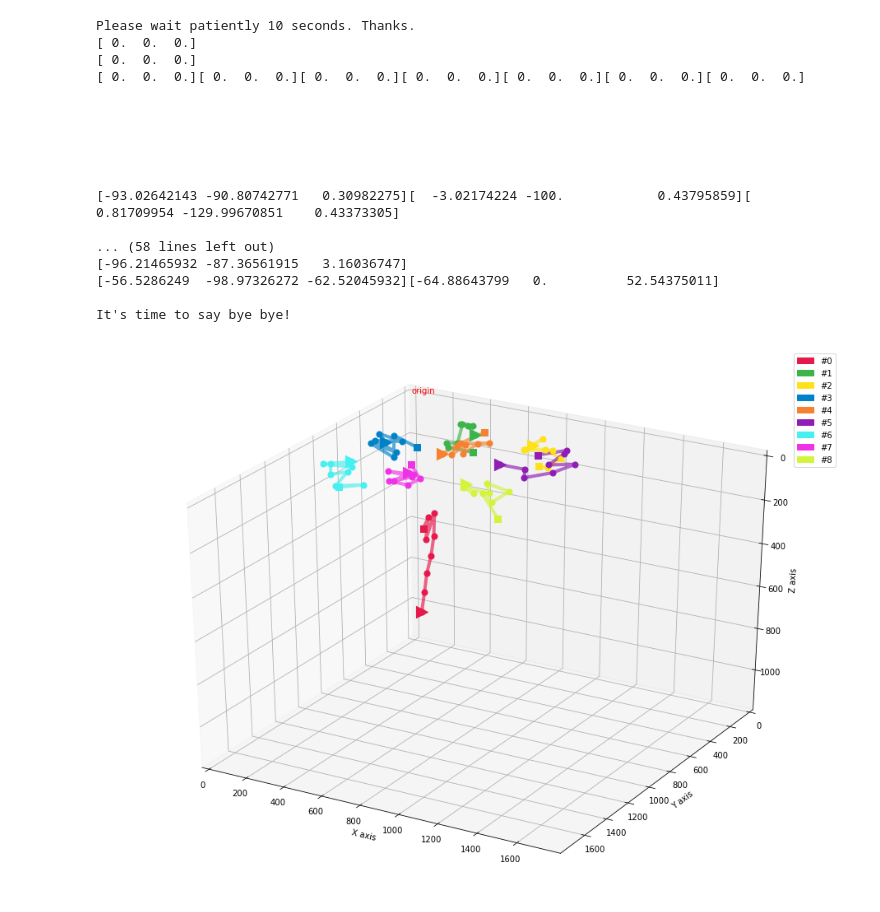
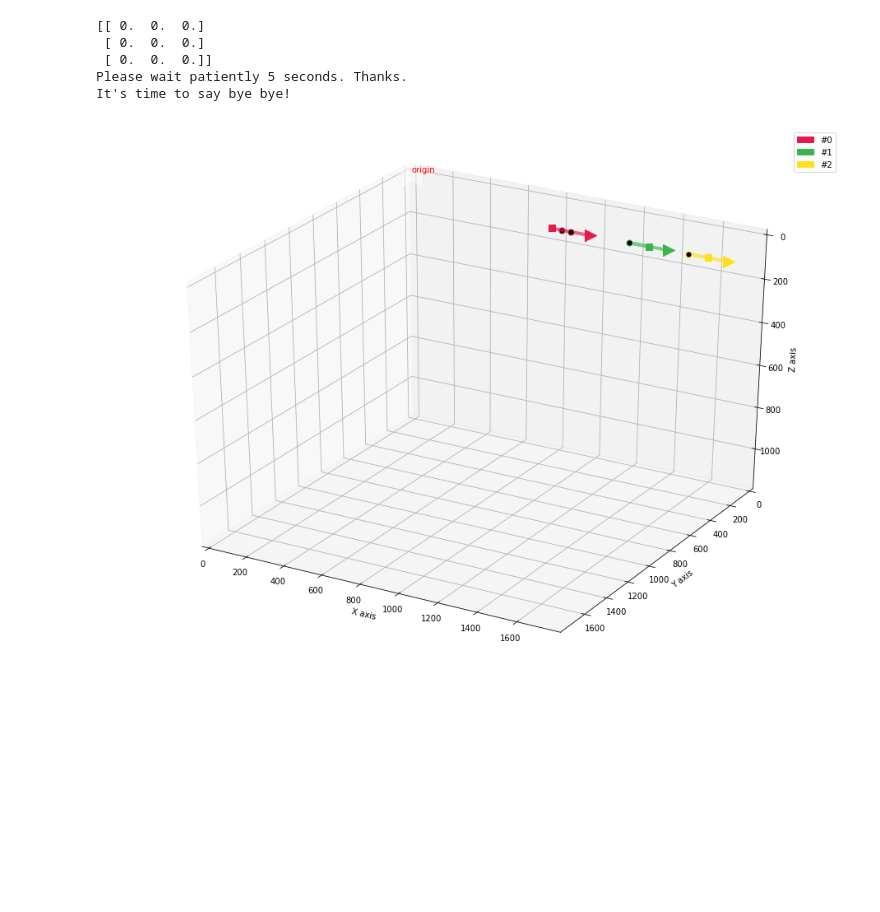
Before and after one commit to fberlinger/FISH, a Jupyter notebook: BlueSim/occlusions.ipynb, the cells around one changed output. Saved outputs shown, nothing was run; the diff lists cells and outputs as text; code cells hidden in the pictures; blank space fills up the shorter version.

```diff
--- a/BlueSim/occlusions.ipynb
+++ b/BlueSim/occlusions.ipynb
@@ -23,13 +20,15 @@ The autoreload extension is already loaded. To reload it, use:
 # %%
-#from events import Move
+#uncomment: 69 in environment; 449 in fish
 
-run_time = 10 # in seconds
-num_fish = 9
+from events import Move
+
+run_time = 5 # in seconds
+num_fish = 3
 arena_size = np.array([1780, 1780, 1170])
 arena_center = arena_size / 2.0
 initial_spread = 500
 #fish_pos = initial_spread * np.random.rand(num_fish, 3) + arena_center - initial_spread / 2.0
-fish_pos = np.array([[100, 100, 100], [400, 100, 100], [700, 100, 100], [100, 400, 100], [400, 400, 100], [700, 400, 100], [100, 700, 100], [400, 700, 100], [700, 700, 100]])
+fish_pos = np.array([[1000, 100, 100], [1400, 100, 100], [1700, 100, 100]])#, [100, 400, 100], [400, 400, 100], [700, 400, 100], [100, 700, 100], [400, 700, 100], [700, 700, 100]])
 clock_freqs = 1
 verbose = False
 
@@ -37,53 +36,41 @@ distortion = generate_distortion(type='none', magnitude=1, n=math.ceil(arena_siz
 environment = Environment(
     arena_size=arena_size,
     node_pos=fish_pos,
     distortion=distortion,
     prob_type='binary',
     conn_thres=2500,
     conn_drop=1,
     noise_magnitude=0,
     verbose=verbose
 )
 interaction = Interaction(environment, verbose=verbose)
 channel = Channel(environment)
 
 fish = generate_fish(
     n=num_fish,
     channel=channel,
     interaction=interaction,
     target_dist=390,
     lim_neighbors=[2,3],
     neighbor_weights=1.0,
-    fish_max_speeds=130,
+    fish_max_speeds=100,
     clock_freqs=clock_freqs,
     verbose=verbose
 )
 channel.set_nodes(fish)
 observer = Observer(fish=fish, environment=environment, channel=channel)
 
-#migrate = Move(0, 0, 0)
-#observer.instruct(event=migrate, rel_clock=0, fish_all=True)
+migrate = Move(-50, 0, 0)
+observer.instruct(event=migrate, rel_clock=0, fish_all=True)
 
 run_simulation(fish=fish, observer=observer, run_time=run_time, dark=False, white_axis=False, no_legend=False)
 # %% [output]
-Please wait patiently 10 seconds. Thanks.
-[ 0.  0.  0.]
-[ 0.  0.  0.]
-[ 0.  0.  0.][ 0.  0.  0.][ 0.  0.  0.][ 0.  0.  0.][ 0.  0.  0.][ 0.  0.  0.][ 0.  0.  0.]
-
-
-
-
-
-
-[-93.02642143 -90.80742771   0.30982275][  -3.02174224 -100.            0.43795859][   0.81709954 -129.99670851    0.43373305]
-
-... (58 lines left out)
-[-96.21465932 -87.36561915   3.16036747]
-[-56.5286249  -98.97326272 -62.52045932][-64.88643799   0.          52.54375011]
-
+[[ 0.  0.  0.]
+ [ 0.  0.  0.]
+ [ 0.  0.  0.]]
+Please wait patiently 5 seconds. Thanks.
 It's time to say bye bye!
-[figure, old version]
+[figure, new version]
 # %%
 run_time = 20 # in seconds
 num_fish = 25
```
Also changed, not shown: parts of 2 cells of this notebook, 3 other files.
